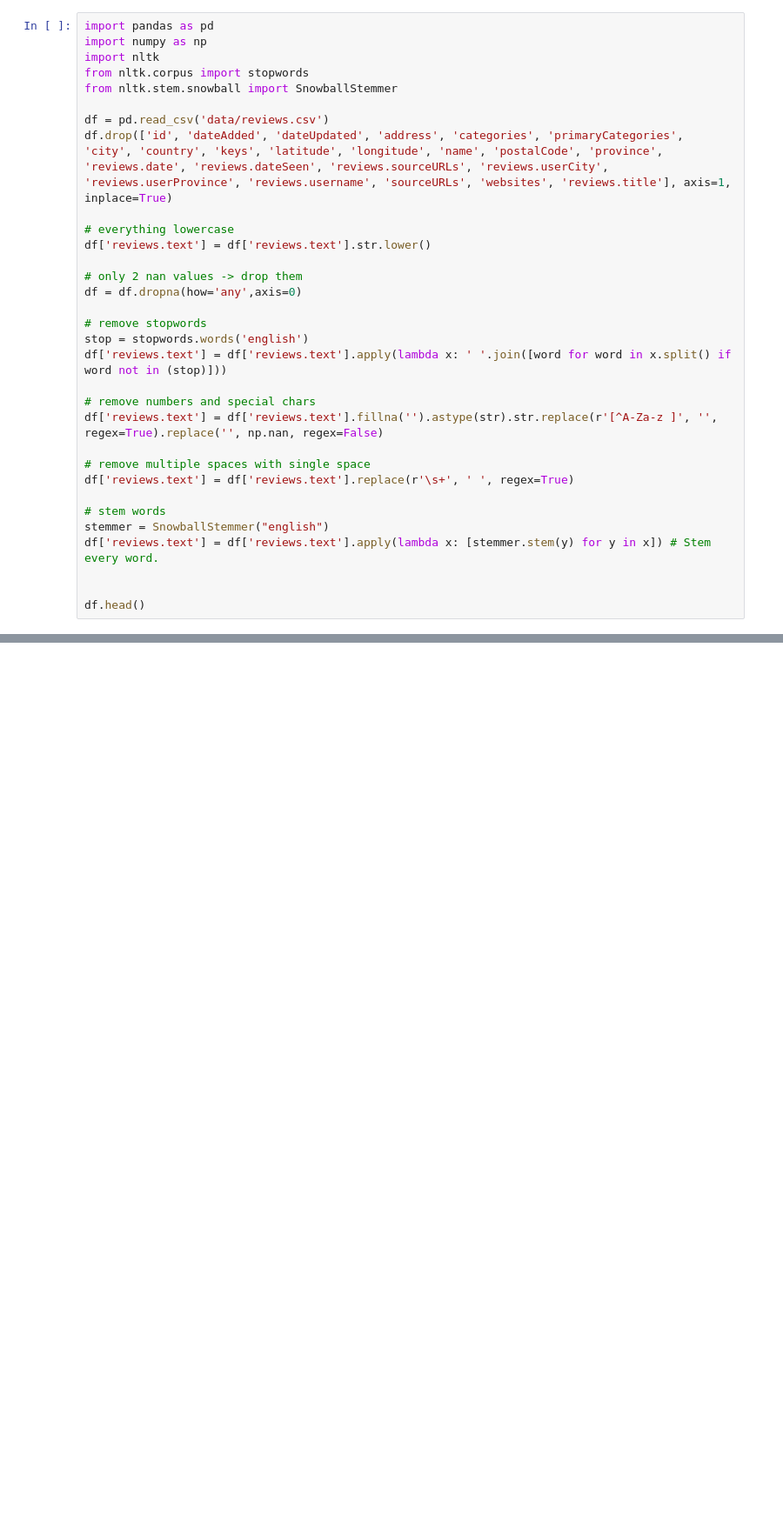
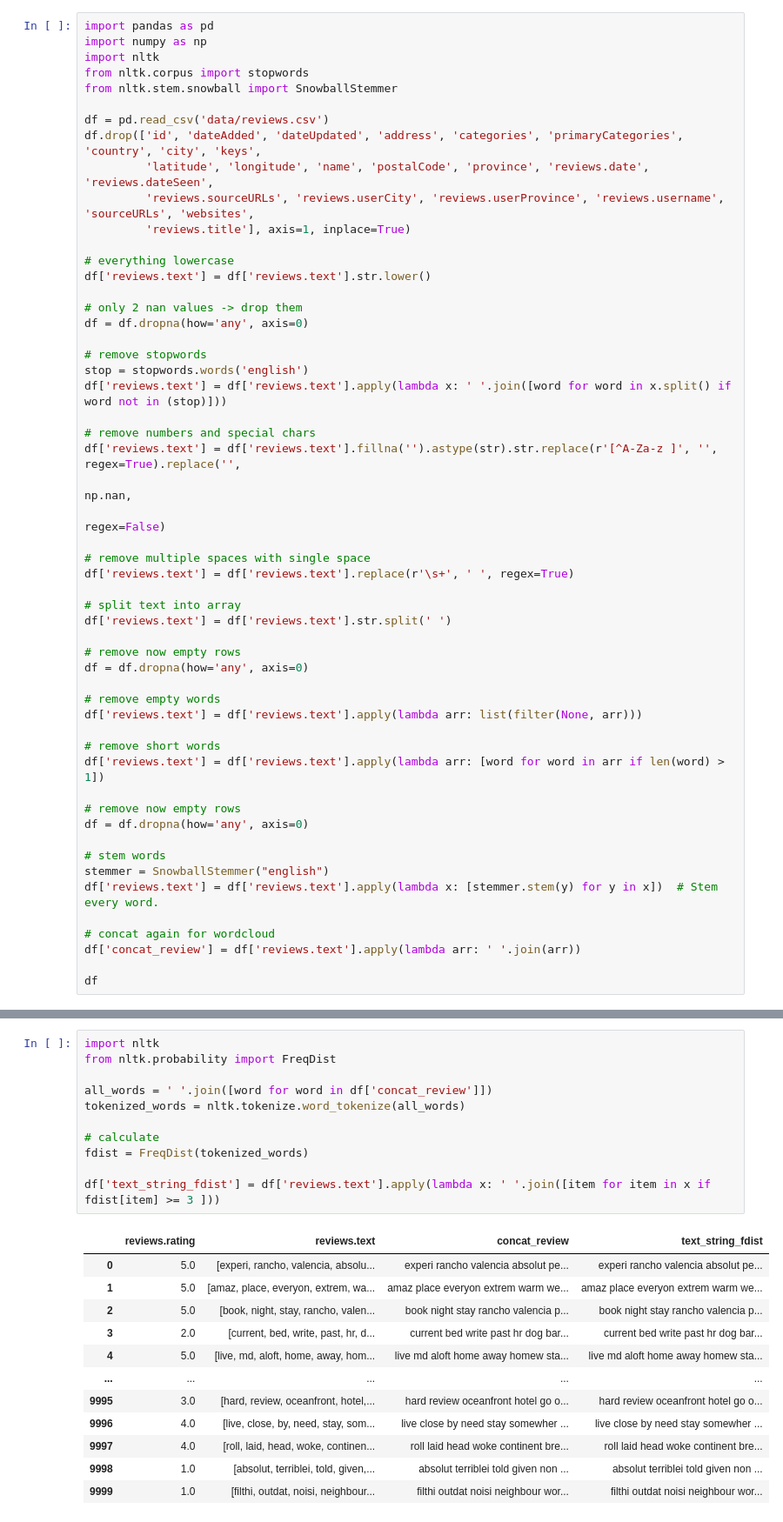
Before and after one commit to rrancerr/jku-data-mining-ws-21, a Jupyter notebook: assignment-07/assignment-07.ipynb, the cells around one changed output, grey strips where cells are left out. Shown at 87% size. Saved outputs shown, nothing was run; the diff lists cells and outputs as text; blank space fills up the shorter version.

```diff
--- a/assignment-07/assignment-07.ipynb
+++ b/assignment-07/assignment-07.ipynb
@@ -10,28 +10,50 @@ from nltk.corpus import stopwords
 from nltk.stem.snowball import SnowballStemmer
 
 df = pd.read_csv('data/reviews.csv')
-df.drop(['id', 'dateAdded', 'dateUpdated', 'address', 'categories', 'primaryCategories', 'city', 'country', 'keys', 'latitude', 'longitude', 'name', 'postalCode', 'province', 'reviews.date', 'reviews.dateSeen', 'reviews.sourceURLs', 'reviews.userCity', 'reviews.userProvince', 'reviews.username', 'sourceURLs', 'websites', 'reviews.title'], axis=1, inplace=True)
+df.drop(['id', 'dateAdded', 'dateUpdated', 'address', 'categories', 'primaryCategories', 'country', 'city', 'keys',
+         'latitude', 'longitude', 'name', 'postalCode', 'province', 'reviews.date', 'reviews.dateSeen',
+         'reviews.sourceURLs', 'reviews.userCity', 'reviews.userProvince', 'reviews.username', 'sourceURLs', 'websites',
+         'reviews.title'], axis=1, inplace=True)
 
 # everything lowercase
 df['reviews.text'] = df['reviews.text'].str.lower()
 
 # only 2 nan values -> drop them
-df = df.dropna(how='any',axis=0)
+df = df.dropna(how='any', axis=0)
 
 # remove stopwords
 stop = stopwords.words('english')
 df['reviews.text'] = df['reviews.text'].apply(lambda x: ' '.join([word for word in x.split() if word not in (stop)]))
 
 # remove numbers and special chars
-df['reviews.text'] = df['reviews.text'].fillna('').astype(str).str.replace(r'[^A-Za-z ]', '', regex=True).replace('', np.nan, regex=False)
+df['reviews.text'] = df['reviews.text'].fillna('').astype(str).str.replace(r'[^A-Za-z ]', '', regex=True).replace('',
+                                                                                                                  np.nan,
+                                                                                                                  regex=False)
 
 # remove multiple spaces with single space
 df['reviews.text'] = df['reviews.text'].replace(r'\s+', ' ', regex=True)
 
+# split text into array
+df['reviews.text'] = df['reviews.text'].str.split(' ')
+
+# remove now empty rows
+df = df.dropna(how='any', axis=0)
+
+# remove empty words
+df['reviews.text'] = df['reviews.text'].apply(lambda arr: list(filter(None, arr)))
+
+# remove short words
+df['reviews.text'] = df['reviews.text'].apply(lambda arr: [word for word in arr if len(word) > 1])
+
+# remove now empty rows
+df = df.dropna(how='any', axis=0)
+
 # stem words
 stemmer = SnowballStemmer("english")
-df['reviews.text'] = df['reviews.text'].apply(lambda x: [stemmer.stem(y) for y in x]) # Stem every word.
+df['reviews.text'] = df['reviews.text'].apply(lambda x: [stemmer.stem(y) for y in x])  # Stem every word.
 
+# concat again for wordcloud
+df['concat_review'] = df['reviews.text'].apply(lambda arr: ' '.join(arr))
 
-df.head()
+df
 # %% [output]
@@ -38,0 +113,24 @@ TypeError: 'float' object is not iterable
+# %%
+import nltk
+from nltk.probability import FreqDist
+
+all_words = ' '.join([word for word in df['concat_review']])
+tokenized_words = nltk.tokenize.word_tokenize(all_words)
+
+# calculate
+fdist = FreqDist(tokenized_words)
+
+df['text_string_fdist'] = df['reviews.text'].apply(lambda x: ' '.join([item for item in x if fdist[item] >= 3 ]))
+# %% [output]
+|  | reviews.rating | reviews.text | concat_review | text_string_fdist |
+| 0 | 5.0 | [experi, rancho, valencia, absolu... | experi rancho valencia absolut pe... | experi rancho valencia absolut pe... |
+| 1 | 5.0 | [amaz, place, everyon, extrem, wa... | amaz place everyon extrem warm we... | amaz place everyon extrem warm we... |
+| 2 | 5.0 | [book, night, stay, rancho, valen... | book night stay rancho valencia p... | book night stay rancho valencia p... |
+| 3 | 2.0 | [current, bed, write, past, hr, d... | current bed write past hr dog bar... | current bed write past hr dog bar... |
+| 4 | 5.0 | [live, md, aloft, home, away, hom... | live md aloft home away homew sta... | live md aloft home away homew sta... |
+| ... | ... | ... | ... | ... |
+| 9995 | 3.0 | [hard, review, oceanfront, hotel,... | hard review oceanfront hotel go o... | hard review oceanfront hotel go o... |
+| 9996 | 4.0 | [live, close, by, need, stay, som... | live close by need stay somewher ... | live close by need stay somewher ... |
+| 9997 | 4.0 | [roll, laid, head, woke, continen... | roll laid head woke continent bre... | roll laid head woke continent bre... |
+| 9998 | 1.0 | [absolut, terriblei, told, given,... | absolut terriblei told given non ... | absolut terriblei told given non ... |
+| 9999 | 1.0 | [filthi, outdat, noisi, neighbour... | filthi outdat noisi neighbour wor... | filthi outdat noisi neighbour wor... |
```
Also changed, not shown: parts of 16 cells of this notebook.
